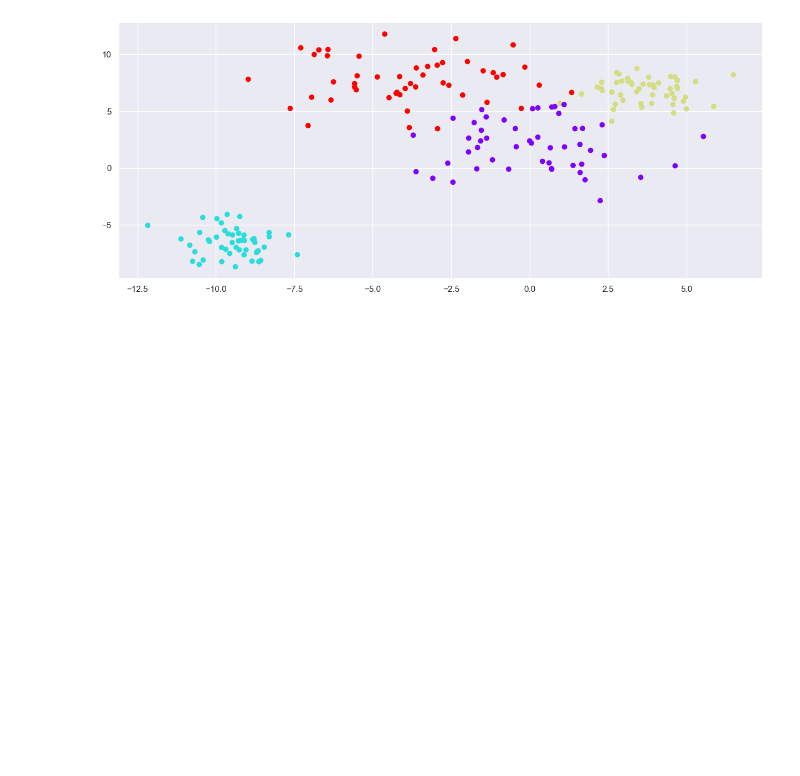
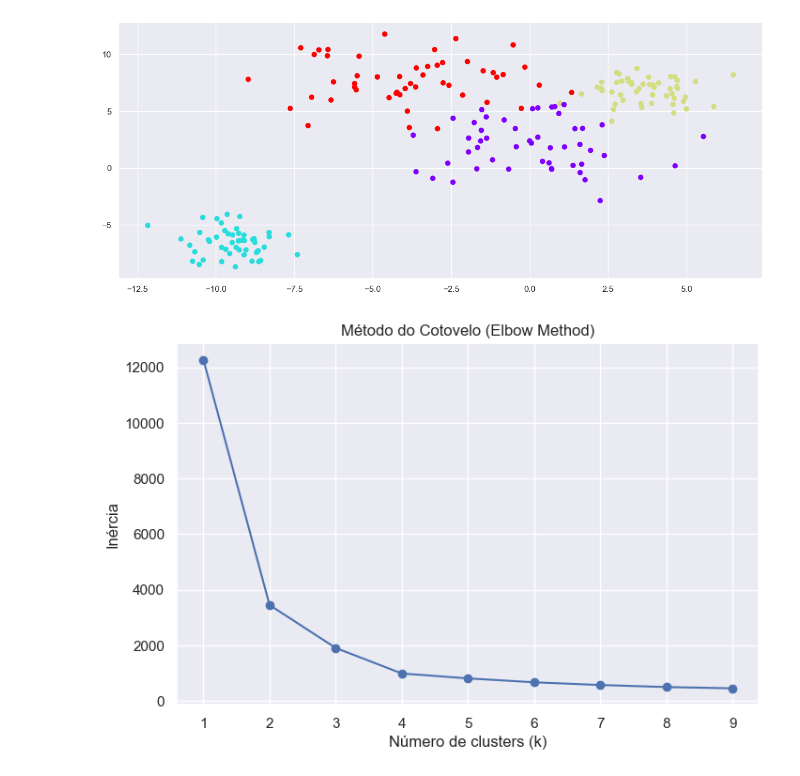
Before and after one commit to ludiemert/Unsupervised_Models, a Jupyter notebook: 1_Unsupervised_Learning.ipynb, the cells around one changed output. Cells and saved outputs as stored; diff of their text form; code cells hidden in the pictures; blank space fills up the shorter version.

```diff
--- a/1_Unsupervised_Learning.ipynb
+++ b/1_Unsupervised_Learning.ipynb
@@ -281,3 +331,23 @@ plt.scatter(data[0][:,0],data[0][:,1],c=data[1],cmap='rainbow')
 # %% [output]
 <matplotlib.collections.PathCollection at 0x...>
 [figure]
+# %%
+from sklearn.cluster import KMeans
+
+inertias = []
+
+Ks = range(1, 10)
+for k in Ks:
+    kmeans = KMeans(n_clusters=k, random_state=42, n_init=10)
+    kmeans.fit(data[0])
+    inertias.append(kmeans.inertia_)
+
+plt.figure(figsize=(8,5))
+plt.plot(Ks, inertias, marker='o')
+plt.xlabel("Número de clusters (k)")
+plt.ylabel("Inércia")
+plt.title("Método do Cotovelo (Elbow Method)")
+plt.grid(True)
+plt.show()
+# %% [output]
+[figure, added]
```
Also changed, not shown: parts of 8 cells of this notebook.
